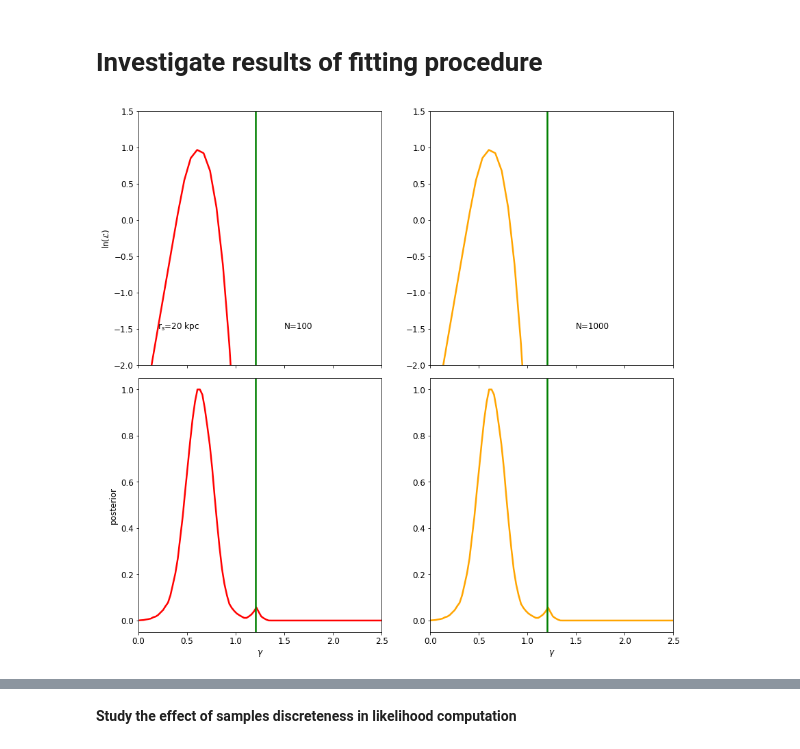
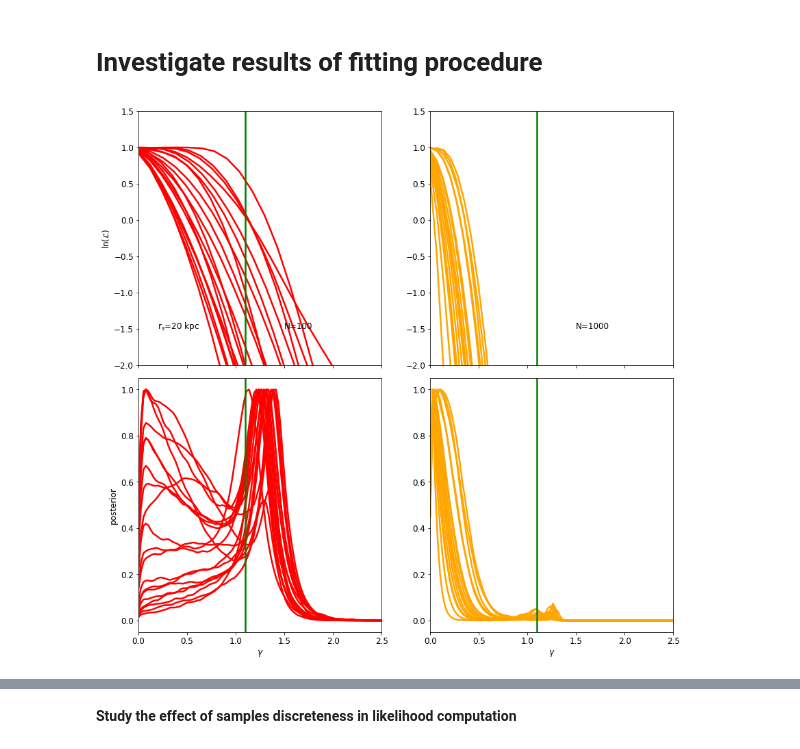
Before and after one commit to mariabenitocst/exoplanets, a Jupyter notebook: jupyter-notebook/reconstructed_DM.ipynb, the cells around one changed output, grey strips where cells are left out. Drawn from its saved outputs; the diff is of its cells as text; code cells hidden in the pictures.

```diff
--- a/jupyter-notebook/reconstructed_DM.ipynb
+++ b/jupyter-notebook/reconstructed_DM.ipynb
@@ -41,11 +41,9 @@ from matplotlib import rc
 rc('font',**{'family':'serif','serif':['Palatino'], 'size':12})
 #rc('text', usetex=True)
 # %%
-nBDs1 = 1000; nBDs2 = 1000
+nBDs1 = 100; nBDs2 = 1000
 sigma = 0.2
-f     = 1.; gamma = 1.2; rs = 20.
-
-ex="test_bug"
+f     = 1.; gamma = 1.1; rs = 10.
 
 fig, axes = plt.subplots(2, 2, figsize=(14, 14), sharex=True)
 axes[0, 0].set_ylim(-2, 1.5); axes[0, 1].set_ylim(-2, 1.5)
@@ -62,48 +60,50 @@ smooth=0.8
 ls = [ "-", ":", "-.", "--", (0, (1, 10)), (0, (1, 1)), (0, (3, 10, 1, 10))]
 j  = 0
 
-for i in range(1):
+for i in range(20):
     rank = i + 1
-    #path = "/home/mariacst/exoplanets_debug_results/test/"
-    path = "/home/mariacst/exoplanets/running/Tcut_ana_realAll/"
+    ex="fixedT10v100Tcut650_nocutTwn"
+    #path = "/home/mariacst/exoplanets_debug_results/" + ex + "/"
+    path = "/hdfs/local/mariacst/exoplanets/results/likelihood/v100/analytic/fixedT10Tcut650_nocutTwn/N{}sigma{}/".format(nBDs1, sigma)
     _file    = open(path + ("like_"+ex+"_N%i_sigma%.1f_f1.0gamma%.1frs%.1fv%i"
                                 %(nBDs1, sigma, gamma, rs, rank)), "rb")
     like     = pickle.load(_file)
+    path = "/hdfs/local/mariacst/exoplanets/results/posterior/v100/analytic/fixedT10Tcut650_nocutTwn/N{}sigma{}/".format(nBDs1, sigma)
     _file    = open(path + ("posterior_"+ex+"_N%i_sigma%.1f_f1.0gamma%.1frs%.1fv%i"
                                 %(nBDs1, sigma, gamma, rs, rank)), "rb")
     samples  = pickle.load(_file)
     bin_n=20
     x = binned_statistic(samples[:, 1], like, 'max', bins=bin_n)[1]
     y = binned_statistic(samples[:, 1], like, 'max', bins=bin_n+1)[0]
     y = y - np.max(y[~np.isnan(y)]) + 1
-    axes[0, 0].plot(x, gaussian_filter1d(y, sigma=smooth), color="r", lw=2.5)#, ls=ls[j])
+    axes[0, 0].plot(x, gaussian_filter1d(y, sigma=smooth), color="r", lw=2.5, label="standard")#, ls=ls[j])
 
     kde   = gaussian_kde(samples[:, 1])
     axes[1, 0].plot(xvals, kde(xvals)/np.max(kde(xvals)), color="r", lw=2.5)#, ls=ls[j])
+    path = "/hdfs/local/mariacst/exoplanets/results/likelihood/v100/analytic/fixedT10Tcut650_nocutTwn/N{}sigma{}/".format(nBDs2, sigma)
     _file    = open(path + ("like_"+ex+"_N%i_sigma%.1f_f1.0gamma%.1frs%.1fv%i"
                                 %(nBDs2, sigma, gamma, rs, rank)), "rb")
     like     = pickle.load(_file)
+    path = "/hdfs/local/mariacst/exoplanets/results/posterior/v100/analytic/fixedT10Tcut650_nocutTwn/N{}sigma{}/".format(nBDs2, sigma)
     _file    = open(path + ("posterior_"+ex+"_N%i_sigma%.1f_f1.0gamma%.1frs%.1fv%i"
                             %(nBDs2, sigma, gamma, rs, rank)), "rb")
     samples  = pickle.load(_file)
     bin_n=20
     x = binned_statistic(samples[:, 1], like, 'max', bins=bin_n)[1]
     y = binned_statistic(samples[:, 1], like, 'max', bins=bin_n+1)[0]
     y = y - np.max(y[~np.isnan(y)]) + 1
     axes[0, 1].plot(x, gaussian_filter1d(y, sigma=smooth), color="orange", lw=2.5)#, ls=ls[j])
 
     kde   = gaussian_kde(samples[:, 1])
     axes[1, 1].plot(xvals, kde(xvals)/np.max(kde(xvals)), color="orange", lw=2.5)#, ls=ls[j])
 
-    j+=1
-
 axes[0, 0].set_ylabel(r"ln($\mathcal{L}$)"); axes[1, 0].set_ylabel("posterior")
 axes[0, 0].text(1.5, -1.5, "N=100"); axes[0, 1].text(1.5, -1.5, "N=1000")
 axes[0, 0].text(0.2, -1.5, "r$_s$=20 kpc")
 
 axes[0, 0].axvline(gamma, color="green", lw=2.5); axes[0, 1].axvline(gamma, color="green", lw=2.5)
 axes[1, 0].axvline(gamma, color="green", lw=2.5); axes[1, 1].axvline(gamma, color="green", lw=2.5)
 fig.subplots_adjust(hspace=0.05)
-#fig.savefig("like_post_analytic_fixedT10v100Tcut650_nocutTwn_newL_sigma0.1_gamma1.2_rs20.pdf", bbox_inches="tight")
+#fig.savefig("like_post_Tcut650_realAll_sigma0.2_gamma1.2_rs20.pdf", bbox_inches="tight")
 # %% [output]
-[figure, old version]
+[figure, new version]
```
Also changed, not shown: parts of 8 cells of this notebook, 1 other file.
